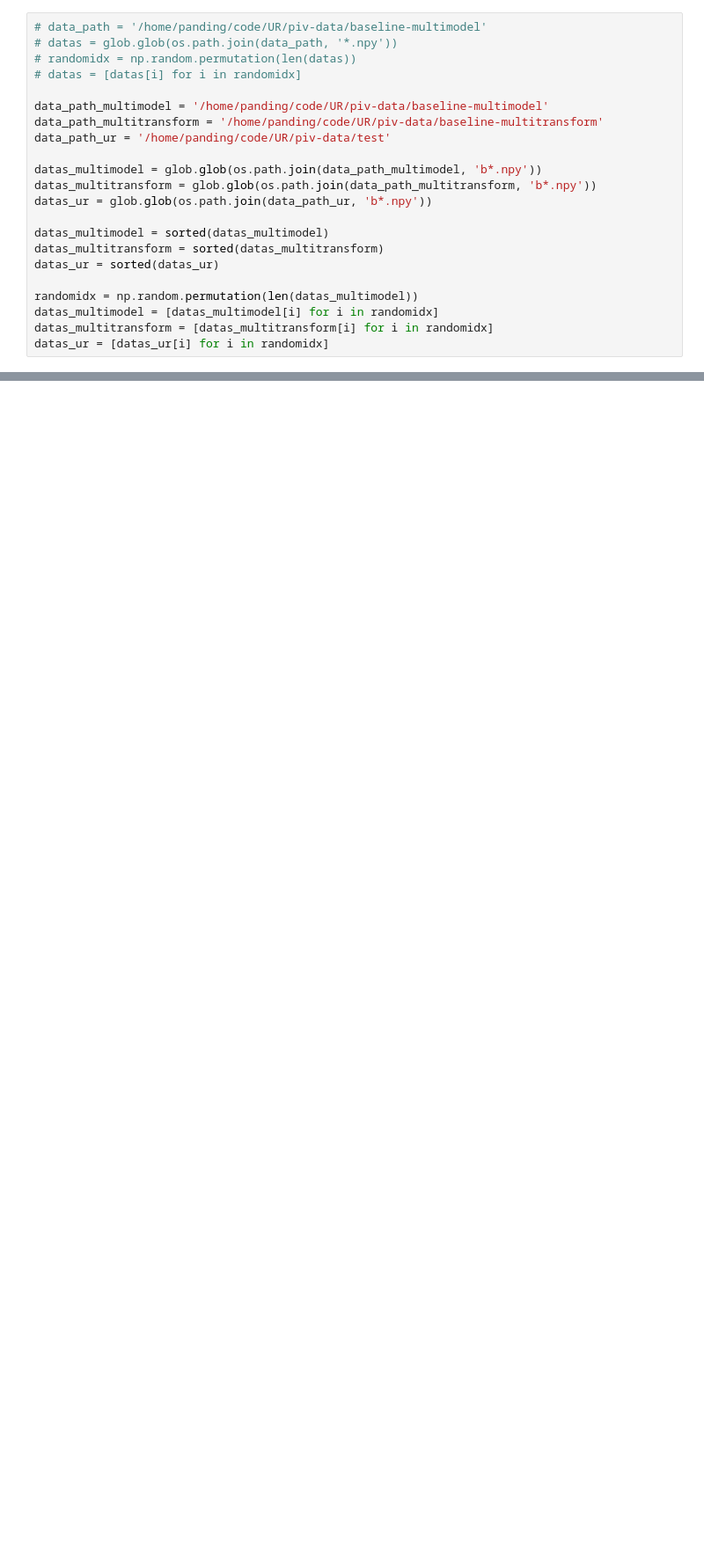
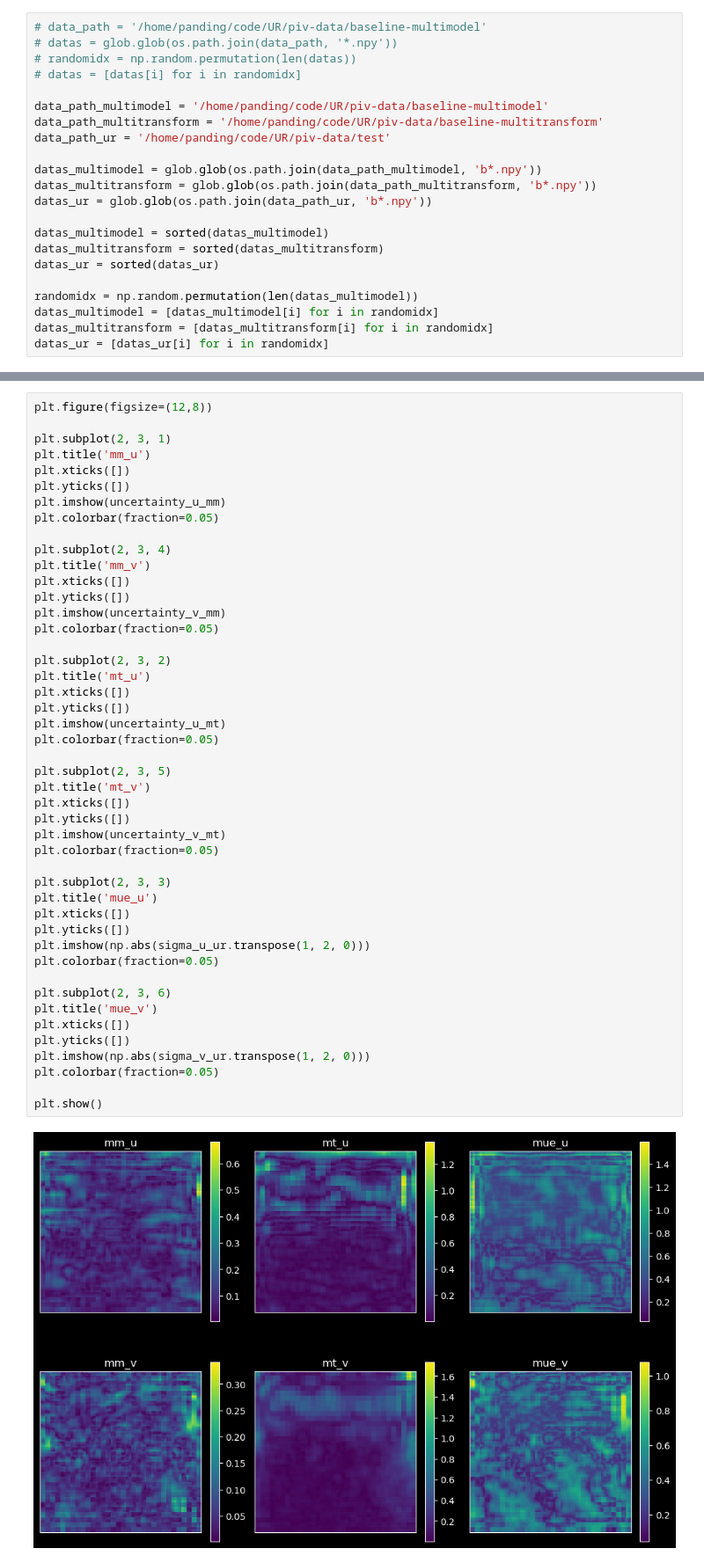
Before and after one commit to HardingPan/UR, a Jupyter notebook: baseline/multimodel-compare.ipynb, the cells around one changed output, grey strips where cells are left out. Shown at 88% size. Drawn from its saved outputs; the diff is of its cells as text; blank space fills up the shorter version.

```diff
--- a/baseline/multimodel-compare.ipynb
+++ b/baseline/multimodel-compare.ipynb
@@ -94,0 +97,48 @@ completed!
+# %%
+plt.figure(figsize=(12,8))
+
+plt.subplot(2, 3, 1)
+plt.title('mm_u')
+plt.xticks([])
+plt.yticks([])
+plt.imshow(uncertainty_u_mm)
+plt.colorbar(fraction=0.05)
+
+plt.subplot(2, 3, 4)
+plt.title('mm_v')
+plt.xticks([])
+plt.yticks([])
+plt.imshow(uncertainty_v_mm)
+plt.colorbar(fraction=0.05)
+
+plt.subplot(2, 3, 2)
+plt.title('mt_u')
+plt.xticks([])
+plt.yticks([])
+plt.imshow(uncertainty_u_mt)
+plt.colorbar(fraction=0.05)
+
+plt.subplot(2, 3, 5)
+plt.title('mt_v')
+plt.xticks([])
+plt.yticks([])
+plt.imshow(uncertainty_v_mt)
+plt.colorbar(fraction=0.05)
+
+plt.subplot(2, 3, 3)
+plt.title('mue_u')
+plt.xticks([])
+plt.yticks([])
+plt.imshow(np.abs(sigma_u_ur.transpose(1, 2, 0)))
+plt.colorbar(fraction=0.05)
+
+plt.subplot(2, 3, 6)
+plt.title('mue_v')
+plt.xticks([])
+plt.yticks([])
+plt.imshow(np.abs(sigma_v_ur.transpose(1, 2, 0)))
+plt.colorbar(fraction=0.05)
+
+plt.show()
+# %% [output]
+[figure, added]
```
Also changed, not shown: parts of 4 cells of this notebook, 10 other files.
